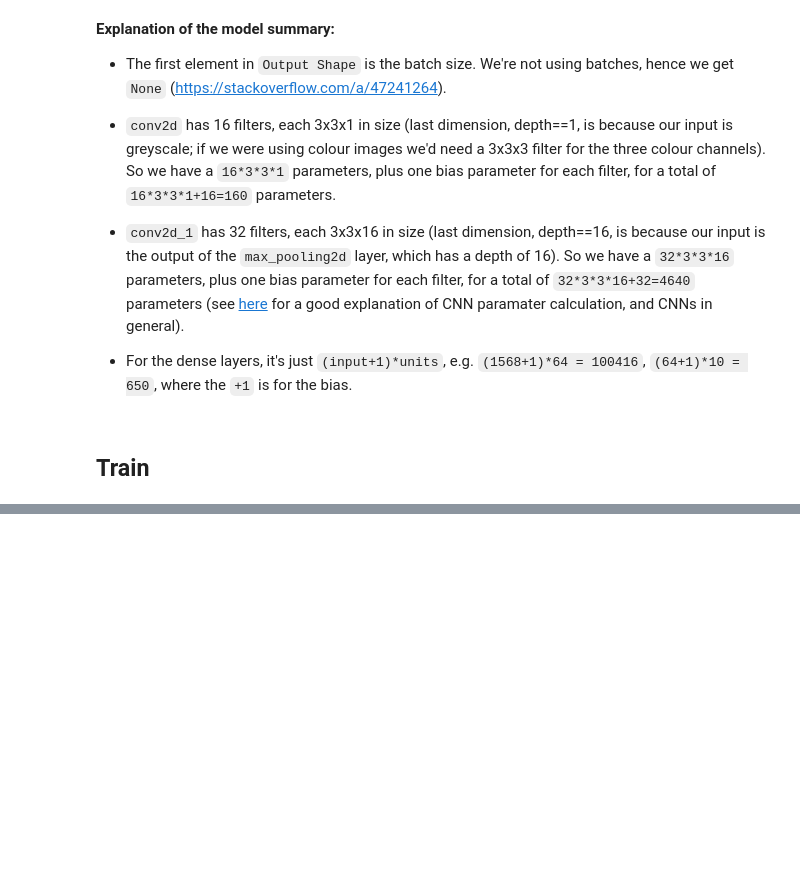
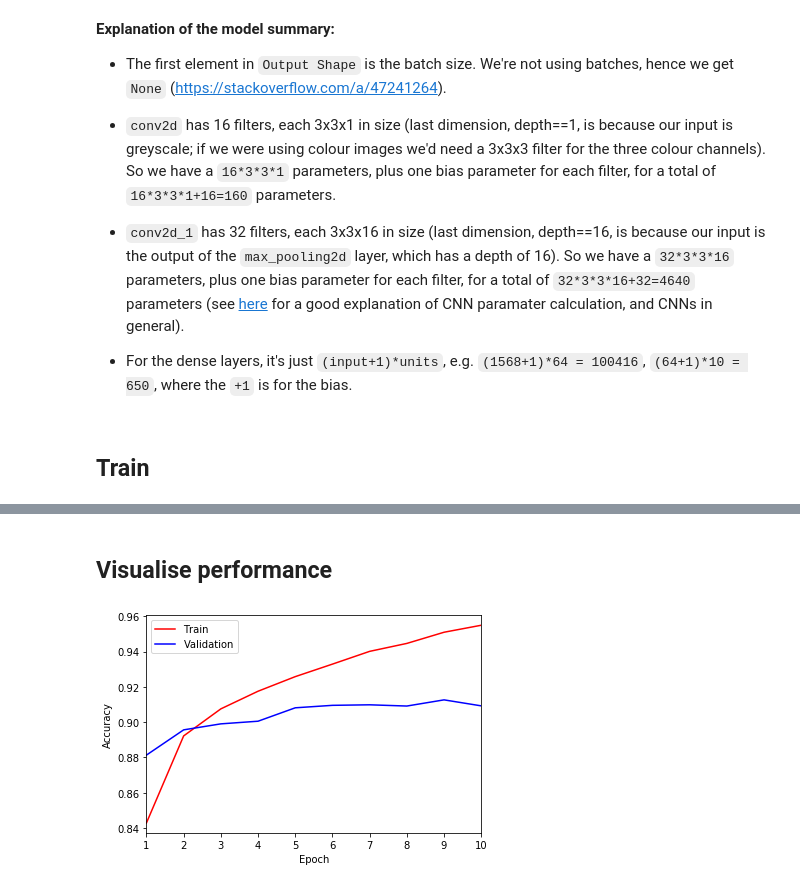
Before and after one commit to seddonr/ML_examples, a Jupyter notebook: deep_learning_CNN.ipynb, the cells around one changed output, grey strips where cells are left out. Drawn from its saved outputs; the diff is of its cells as text; code cells hidden in the pictures; blank space fills up the shorter version.

Commit message:
Plot CNN performance.

```diff
--- a/deep_learning_CNN.ipynb
+++ b/deep_learning_CNN.ipynb
@@ -115,3 +112,11 @@ n_classes = len(set(y_train)) # 10
+# %%
+image_shape = x_train.shape[1:] # (28, 28, 1)
+n_classes = len(set(y_train)) # 10
+
+# Use geometric mean of input and output layer sizes for
+# number of nodes in hidden, fully-connected layer
+n_features = np.prod(x_train.shape[1:3]) # 28*28
+hidden_layer_size = int(math.sqrt(n_features * n_classes))
 # %%
 model = Sequential([
     Conv2D(filters=16, kernel_size=(3,3), strides=(1, 1),
@@ -121,7 +126,7 @@ model = Sequential([
            padding='same', activation='relu'),
     MaxPool2D(pool_size=(2, 2)),
     Flatten(),
-    Dense(units=64, activation='relu'),
+    Dense(units=hidden_layer_size, activation='relu'),
     Dense(units=n_classes, activation='softmax')
 ])
 
@@ -163,7 +168,7 @@ model.compile(optimizer='adam',
 # %% [markdown]
 ## Train
 # %%
-model.fit(x_train, y_train, epochs=10, verbose=1, validation_data=(x_test, y_test))
+history = model.fit(x_train, y_train, epochs=10, verbose=1, validation_data=(x_test, y_test))
 # %% [output]
 Train on 60000 samples, validate on 10000 samples
 Epoch 1/10
@@ -185,0 +190,21 @@ Epoch 10/10
+# %% [markdown]
+## Visualise performance
+# %%
+train_acc = history.history['accuracy']
+val_acc = history.history['val_accuracy']
+# %%
+# Create array of epoch numbers for x-axis
+n_epochs = len(train_acc)
+epochs = np.arange(start=1, stop=n_epochs+1)
+
+# Plot performance
+plt.plot(epochs, train_acc, 'r-', label='Train')
+plt.plot(epochs, val_acc, 'b-', label='Validation')
+plt.legend()
+plt.xlabel('Epoch')
+plt.ylabel('Accuracy')
+plt.xlim(epochs[0], epochs[-1])
+plt.xticks(epochs)
+plt.show()
+# %% [output]
+[figure, added]
```
Also changed, not shown: parts of 4 cells of this notebook.
